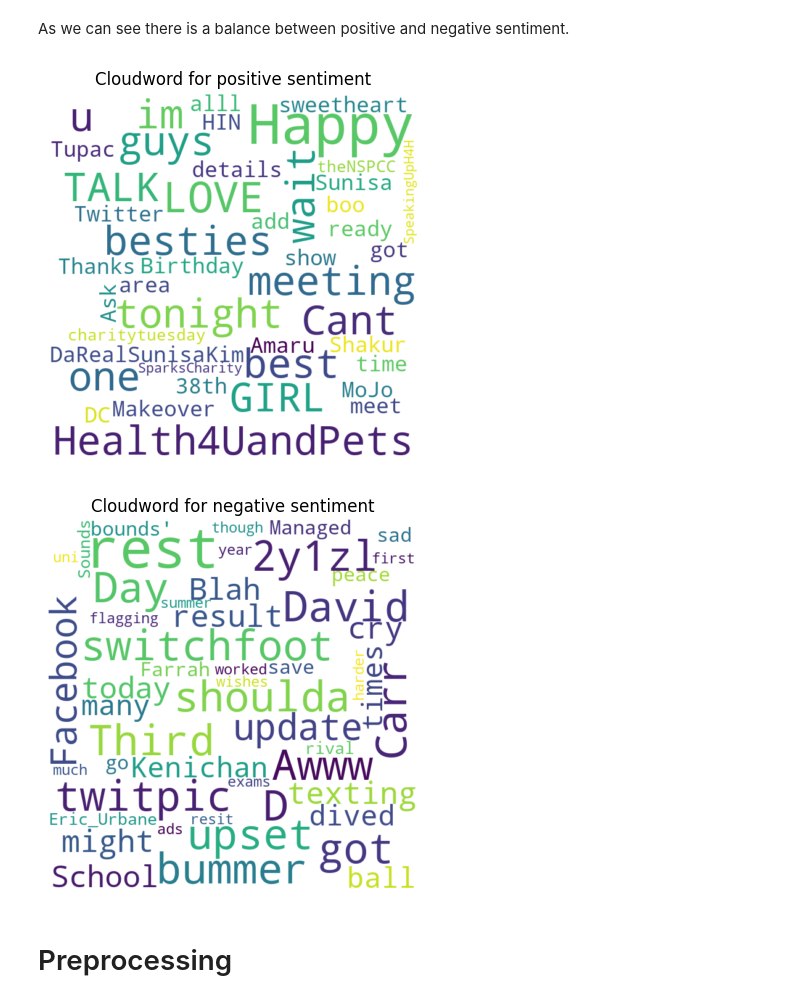
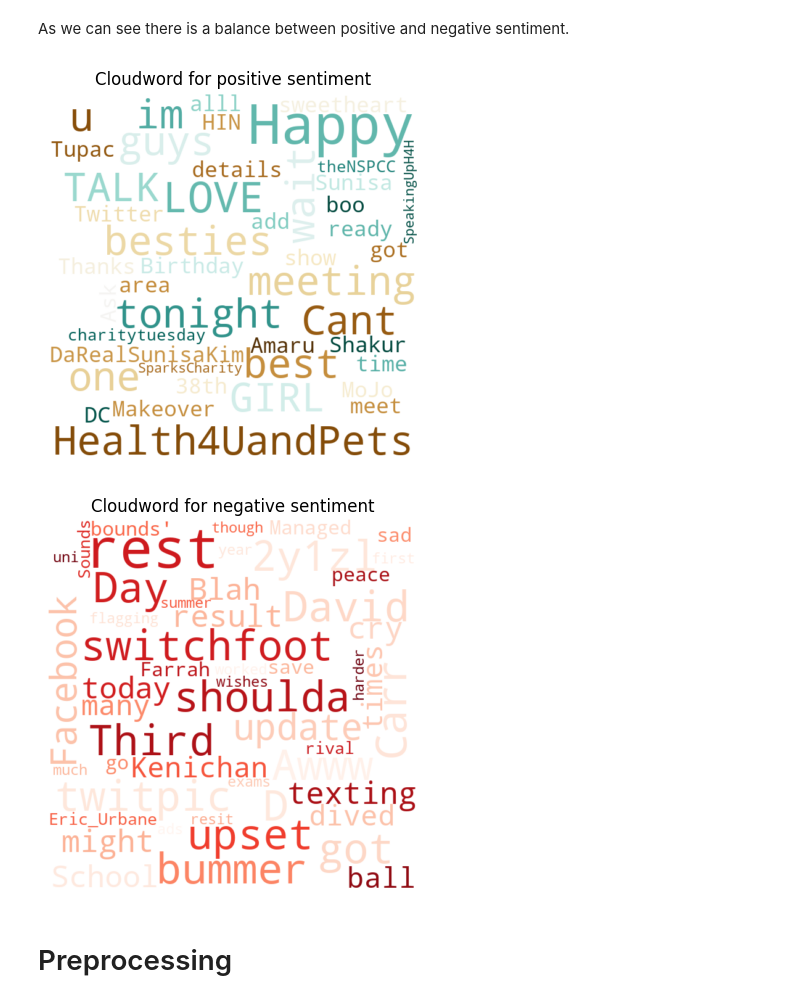
Before and after one commit to Rahifhiba/Sentiment-analysis, a Jupyter notebook: sentiment_analysis.ipynb, the cells around one changed output. Drawn from its saved outputs; the diff is of its cells as text; code cells hidden in the pictures.

```diff
--- a/sentiment_analysis.ipynb
+++ b/sentiment_analysis.ipynb
@@ -136,24 +145,25 @@ As we can see there is a balance between positive and negative sentiment.
 # %%
 from wordcloud import STOPWORDS
 text_positive = str(df_cleaned[df_cleaned['sentiment'] == 1]['text'].values)
 text_negative = str(df_cleaned[df_cleaned['sentiment'] == 0]['text'].values)
 
-def plot_word_cloud(text,desc) :
+def plot_word_cloud(text,desc,color) :
 
 
-    wc = WordCloud(width=600,height=600,background_color="white", max_words=200, stopwords=STOPWORDS,  max_font_size=90,collocations = False, random_state=42)
+    wc = WordCloud(width=600,height=600,background_color="white", max_words=200, stopwords=STOPWORDS,colormap=color,  max_font_size=90,collocations = False, random_state=42)
 
     wc.generate(text)
     plt.imshow(wc,interpolation="bilinear")
     plt.axis("off")
     plt.title(f"Cloudword for {desc}")
     plt.show()
 
-plot_word_cloud(text_positive, "positive sentiment")
-plot_word_cloud(text_negative, "negative sentiment")
+
+plot_word_cloud(text_positive, "positive sentiment", "BrBG")
+plot_word_cloud(text_negative, "negative sentiment", "Reds")
 # %% [output]
-[figure, old version]
+[figure, new version]
-[figure, old version]
+[figure, new version]
 # %% [markdown]
 # Preprocessing
 # %%
```
Also changed, not shown: parts of 15 cells of this notebook.
